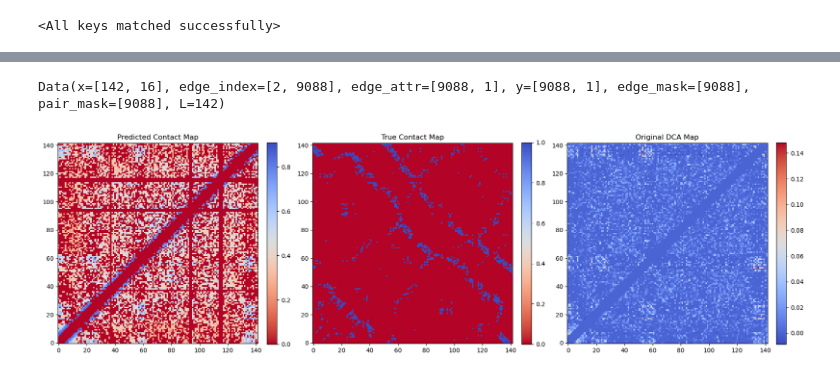
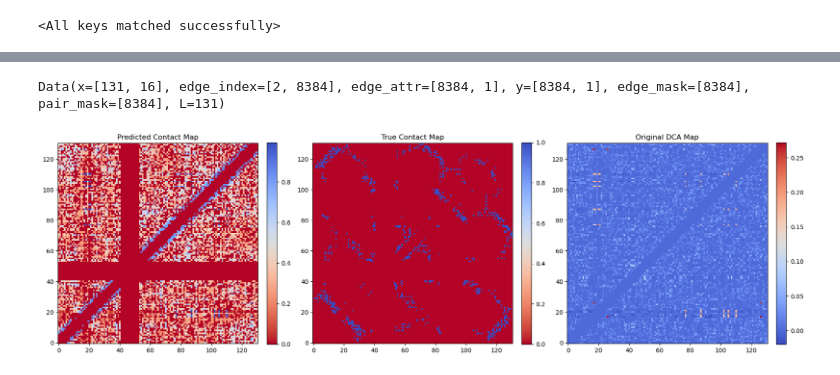
Before and after one commit to Fabiog17/Internship, a Jupyter notebook: GNN_contacts_topK.ipynb, the cells around one changed output, grey strips where cells are left out. Saved outputs shown, nothing was run; the diff lists cells and outputs as text; code cells hidden in the pictures.

Commit message:
new plot

```diff
--- a/GNN_contacts_topK.ipynb
+++ b/GNN_contacts_topK.ipynb
@@ -676,7 +676,7 @@ def graph_to_matrix(data, values, mask=None):
 
     return mat
 # %%
-pos=200
+pos=55
 
 
 i=0
@@ -693,32 +693,32 @@ print(batch)
 mask = batch.edge_mask #& batch.pair_mask
 
 scores = torch.sigmoid(pred_logits.squeeze(-1))
 pred_contact_map = graph_to_matrix(batch, scores.cpu(), mask.cpu())
 true_contact_map = graph_to_matrix(batch, batch.y.cpu(), mask.cpu())
 original_dca_map = graph_to_matrix(batch, batch.edge_attr.cpu())
 
 
 fig, axes = plt.subplots(1, 3, figsize=(18, 6))  # 1 row, 3 columns
 
 # --- Predicted Distance Map ---
 im0 = axes[0].imshow(pred_contact_map, cmap='coolwarm_r', origin='lower')
 axes[0].set_title("Predicted Contact Map")
 plt.colorbar(im0, ax=axes[0], fraction=0.046, pad=0.04)
 
 # --- True Distance Map ---
 
 
 im1 = axes[1].imshow(true_contact_map, cmap='coolwarm_r', origin='lower')
 axes[1].set_title("True Contact Map")
 plt.colorbar(im1, ax=axes[1], fraction=0.046, pad=0.04)
 
 # --- Original DCA Map ---
 im2 = axes[2].imshow(original_dca_map, cmap='coolwarm', origin='lower')
 axes[2].set_title("Original DCA Map")
 plt.colorbar(im2, ax=axes[2], fraction=0.046, pad=0.04)
 
 plt.tight_layout()
 plt.show()
 # %% [output]
-Data(x=[142, 16], edge_index=[2, 9088], edge_attr=[9088, 1], y=[9088, 1], edge_mask=[9088], pair_mask=[9088], L=142)
+Data(x=[131, 16], edge_index=[2, 8384], edge_attr=[8384, 1], y=[8384, 1], edge_mask=[8384], pair_mask=[8384], L=131)
-[figure, old version]
+[figure, new version]
```
Also changed, not shown: parts of 8 cells of this notebook, 2 other files.
